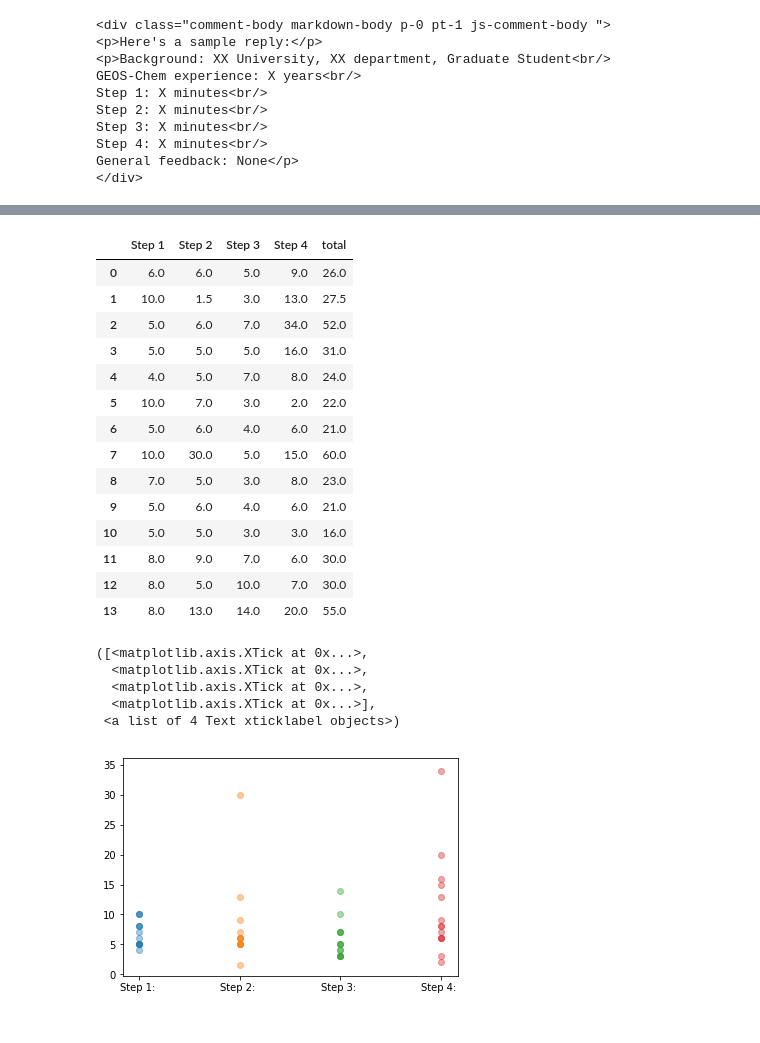
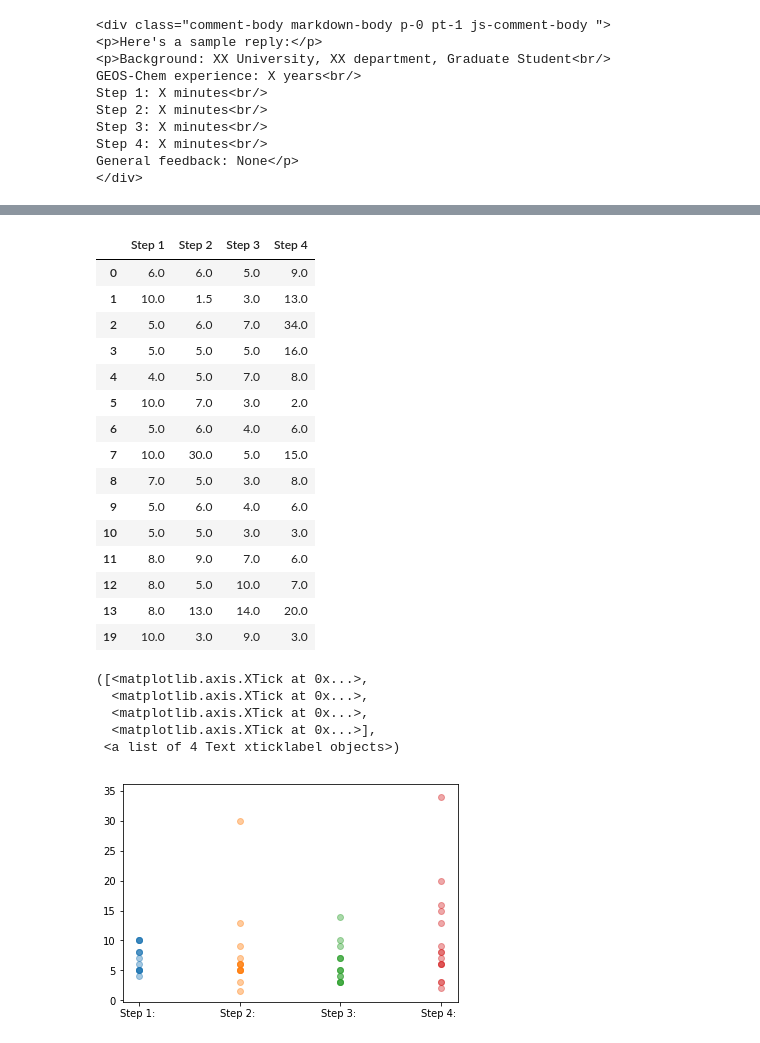
Before and after one commit to geoschem/geos-chem-cloud, a Jupyter notebook: scripts/minor_util/scrape_github_comments.ipynb, the cells around one changed output, grey strips where cells are left out. Drawn from its saved outputs; the diff is of its cells as text; code cells hidden in the pictures.

```diff
--- a/scripts/minor_util/scrape_github_comments.ipynb
+++ b/scripts/minor_util/scrape_github_comments.ipynb
@@ -80,0 +83,4 @@ df
+# %%
+selected_idx = list(range(14)) + [19]  # only choose people in Harvard ACMG
+df = df.iloc[selected_idx]
+df
@@ -81,23 +104,24 @@ df
 # %%
 df_num = df.drop('GEOS-Chem experience', axis=1).applymap(lambda s: float(s.split()[0]))
-df_num['total'] = df_num.sum(axis=1)
+#df_num['total'] = df_num.sum(axis=1)
 df_num
 # %% [output]
-|  | Step 1 | Step 2 | Step 3 | Step 4 | total |
-| 0 | 6.0 | 6.0 | 5.0 | 9.0 | 26.0 |
-| 1 | 10.0 | 1.5 | 3.0 | 13.0 | 27.5 |
-| 2 | 5.0 | 6.0 | 7.0 | 34.0 | 52.0 |
-| 3 | 5.0 | 5.0 | 5.0 | 16.0 | 31.0 |
-| 4 | 4.0 | 5.0 | 7.0 | 8.0 | 24.0 |
-| 5 | 10.0 | 7.0 | 3.0 | 2.0 | 22.0 |
-| 6 | 5.0 | 6.0 | 4.0 | 6.0 | 21.0 |
-| 7 | 10.0 | 30.0 | 5.0 | 15.0 | 60.0 |
-| 8 | 7.0 | 5.0 | 3.0 | 8.0 | 23.0 |
-| 9 | 5.0 | 6.0 | 4.0 | 6.0 | 21.0 |
-| 10 | 5.0 | 5.0 | 3.0 | 3.0 | 16.0 |
-| 11 | 8.0 | 9.0 | 7.0 | 6.0 | 30.0 |
-| 12 | 8.0 | 5.0 | 10.0 | 7.0 | 30.0 |
-| 13 | 8.0 | 13.0 | 14.0 | 20.0 | 55.0 |
+|  | Step 1 | Step 2 | Step 3 | Step 4 |
+| 0 | 6.0 | 6.0 | 5.0 | 9.0 |
+| 1 | 10.0 | 1.5 | 3.0 | 13.0 |
+| 2 | 5.0 | 6.0 | 7.0 | 34.0 |
+| 3 | 5.0 | 5.0 | 5.0 | 16.0 |
+| 4 | 4.0 | 5.0 | 7.0 | 8.0 |
+| 5 | 10.0 | 7.0 | 3.0 | 2.0 |
+| 6 | 5.0 | 6.0 | 4.0 | 6.0 |
+| 7 | 10.0 | 30.0 | 5.0 | 15.0 |
+| 8 | 7.0 | 5.0 | 3.0 | 8.0 |
+| 9 | 5.0 | 6.0 | 4.0 | 6.0 |
+| 10 | 5.0 | 5.0 | 3.0 | 3.0 |
+| 11 | 8.0 | 9.0 | 7.0 | 6.0 |
+| 12 | 8.0 | 5.0 | 10.0 | 7.0 |
+| 13 | 8.0 | 13.0 | 14.0 | 20.0 |
+| 19 | 10.0 | 3.0 | 9.0 | 3.0 |
 # %%
 xx = np.ones(df_num.shape[0])
 
@@ -111,4 +135,4 @@ plt.xticks([1,2,3,4], items[1:])
   <matplotlib.axis.XTick at 0x...>,
   <matplotlib.axis.XTick at 0x...>],
  <a list of 4 Text xticklabel objects>)
-[figure, old version]
+[figure, new version]
```
Also changed, not shown: parts of 6 cells of this notebook.
